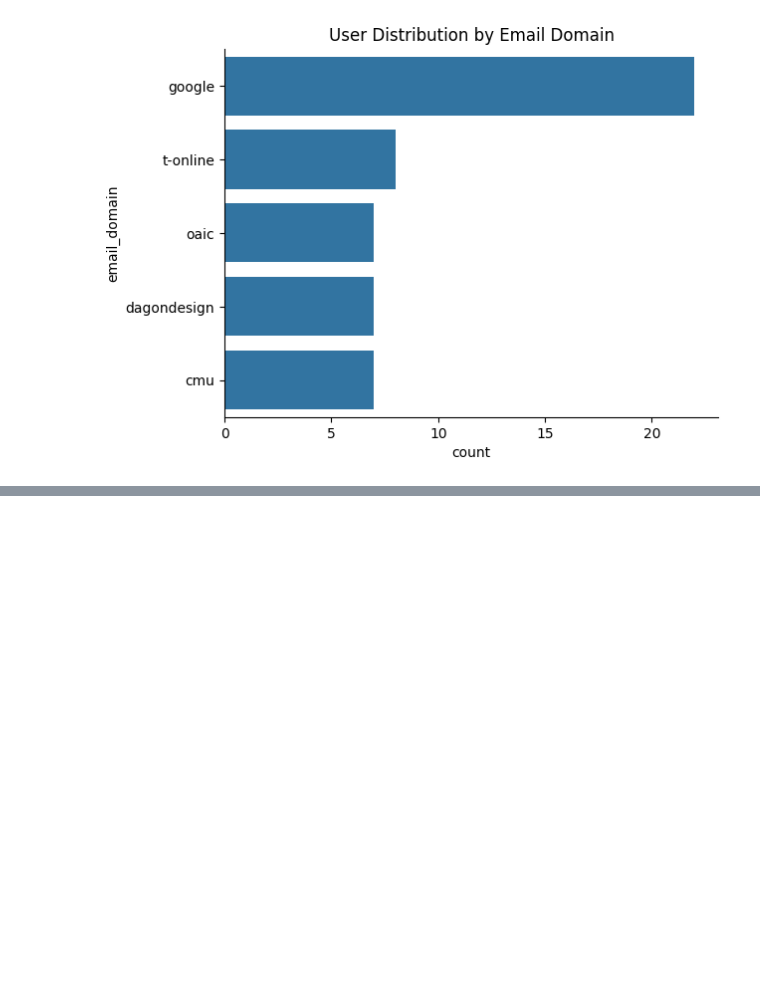
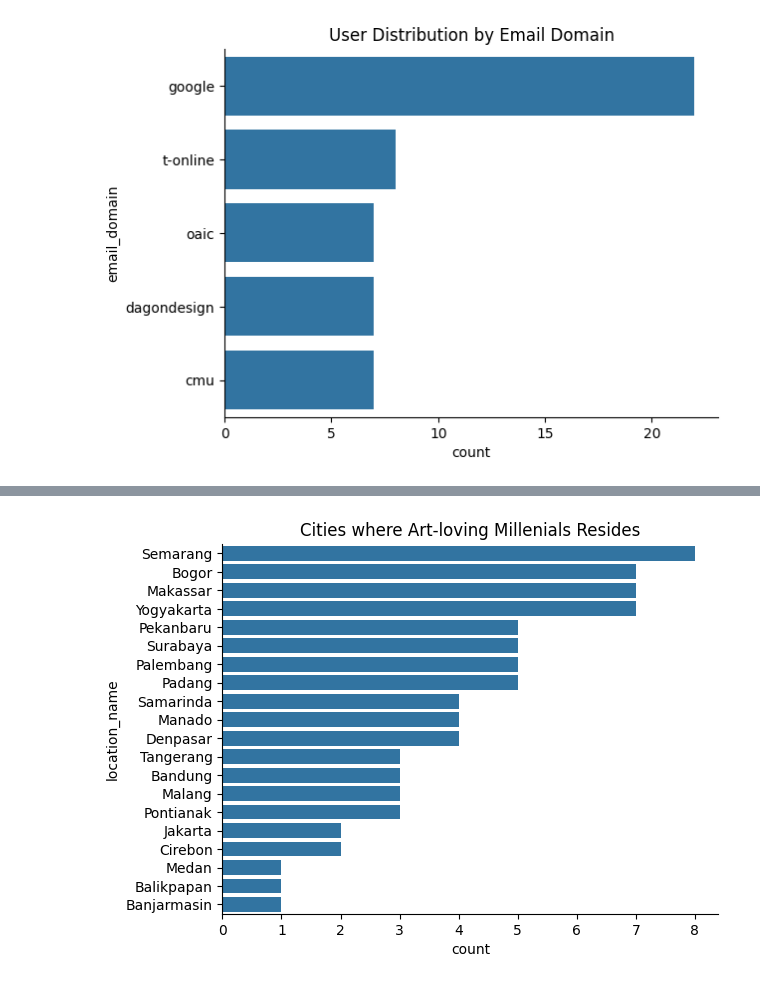
Before and after one commit to mezkymy/mock-data-analysis, a Jupyter notebook: mock_data_analysis.ipynb, the cells around one changed output, grey strips where cells are left out. Cells and saved outputs as stored; diff of their text form; code cells hidden in the pictures; blank space fills up the shorter version.

```diff
--- a/mock_data_analysis.ipynb
+++ b/mock_data_analysis.ipynb
@@ -162,0 +197,9 @@ The most commonly used email domain by the user in this dataset is Google, which
+# %%
+df_art = df_millenials[(df_millenials['digital_interest'] == 'painting') | (df_millenials['digital_interest'] == 'photography')]
+
+sns.countplot(y='location_name', data=df_art, order=df_art['location_name'].value_counts().index)
+plt.title('Cities where Art-loving Millenials Resides')
+plt.gca().spines[['top', 'right',]].set_visible(False)
+plt.show()
+# %% [output]
+[figure, added]
```
Also changed, not shown: parts of 8 cells of this notebook.
